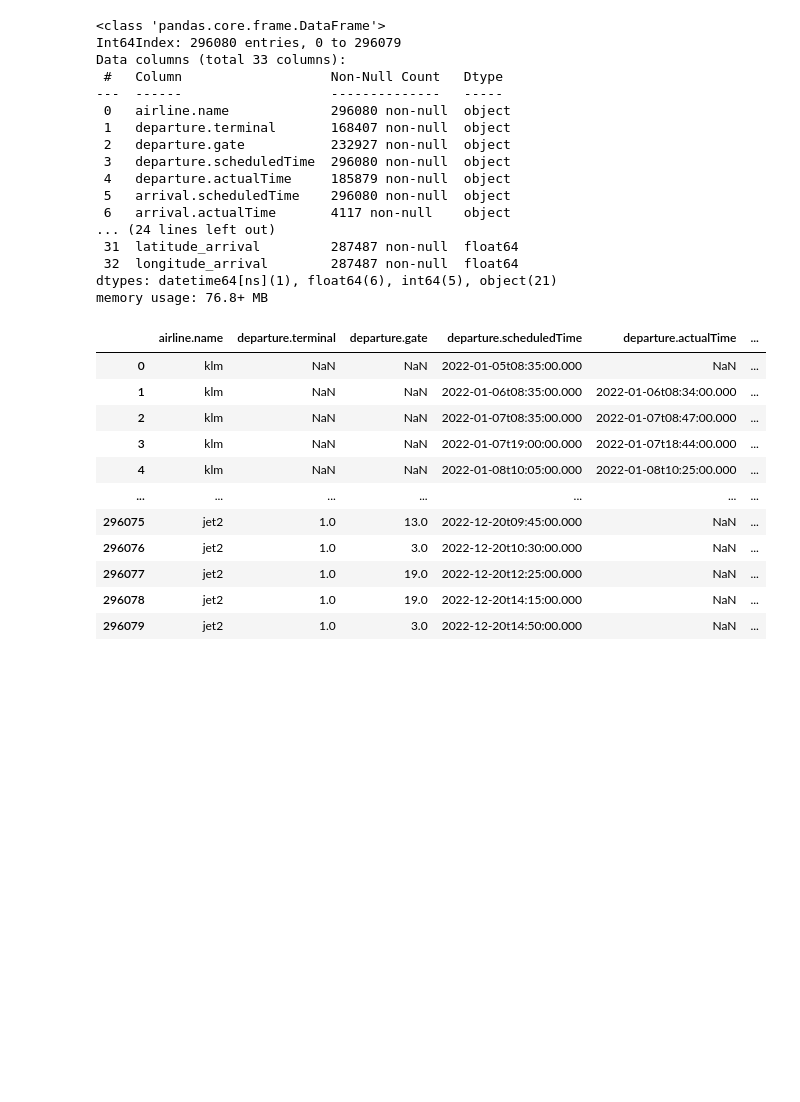
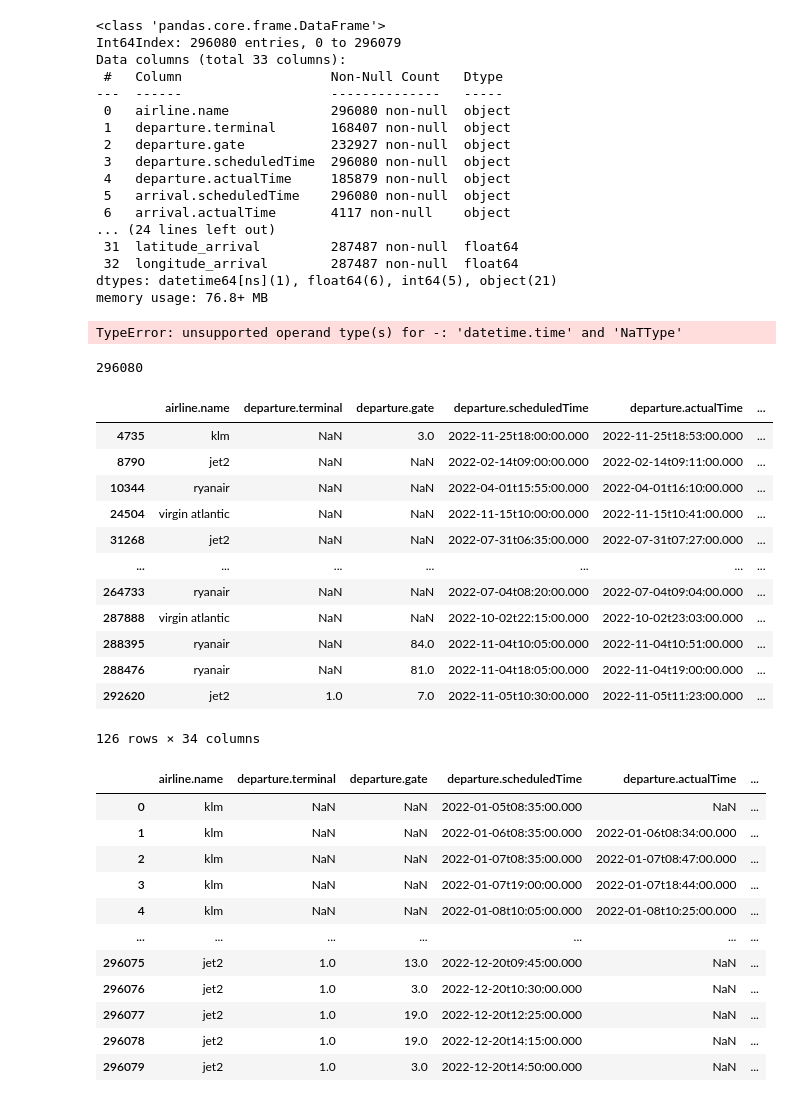
Before and after one commit to pbevan1/flight_delay_prediction, a Jupyter notebook: feature_engineering.ipynb, the cells around one changed output. Drawn from its saved outputs; the diff is of its cells as text; code cells hidden in the pictures; blank space fills up the shorter version.

```diff
--- a/feature_engineering.ipynb
+++ b/feature_engineering.ipynb
@@ -72,6 +80,32 @@ Data columns (total 33 columns):
  32  longitude_arrival        287487 non-null  float64
 dtypes: datetime64[ns](1), float64(6), int64(5), object(21)
 memory usage: 76.8+ MB
+# %%
+df2['delay_calc'] = pd.DatetimeIndex(df2['arrival.scheduledTime']).time - pd.DatetimeIndex(df2['arrival.actualTime']).time
+# %% [output]
+TypeError: unsupported operand type(s) for -: 'datetime.time' and 'NaTType'
+# %%
+df2['three_hr'] = df2['arrival.delay'] >= 180
+# %%
+len(df2)
+# %% [output]
+296080
+# %%
+df2.loc[df2['arrival.delay']>50, :]
+# %% [output]
+|  | airline.name | departure.terminal | departure.gate | departure.scheduledTime | departure.actualTime | ... |
+| 4735 | klm | NaN | 3.0 | 2022-11-25t18:00:00.000 | 2022-11-25t18:53:00.000 | ... |
+| 8790 | jet2 | NaN | NaN | 2022-02-14t09:00:00.000 | 2022-02-14t09:11:00.000 | ... |
+| 10344 | ryanair | NaN | NaN | 2022-04-01t15:55:00.000 | 2022-04-01t16:10:00.000 | ... |
+| 24504 | virgin atlantic | NaN | NaN | 2022-11-15t10:00:00.000 | 2022-11-15t10:41:00.000 | ... |
+| 31268 | jet2 | NaN | NaN | 2022-07-31t06:35:00.000 | 2022-07-31t07:27:00.000 | ... |
+| ... | ... | ... | ... | ... | ... | ... |
+| 264733 | ryanair | NaN | NaN | 2022-07-04t08:20:00.000 | 2022-07-04t09:04:00.000 | ... |
+| 287888 | virgin atlantic | NaN | NaN | 2022-10-02t22:15:00.000 | 2022-10-02t23:03:00.000 | ... |
+| 288395 | ryanair | NaN | 84.0 | 2022-11-04t10:05:00.000 | 2022-11-04t10:51:00.000 | ... |
+| 288476 | ryanair | NaN | 81.0 | 2022-11-04t18:05:00.000 | 2022-11-04t19:00:00.000 | ... |
+| 292620 | jet2 | 1.0 | 7.0 | 2022-11-05t10:30:00.000 | 2022-11-05t11:23:00.000 | ... |
+126 rows × 34 columns
 # %%
 # TODO: Calculate distance between cities with GPS long lat data.
 # %% [output]
```
Also changed, not shown: parts of 8 cells of this notebook.
